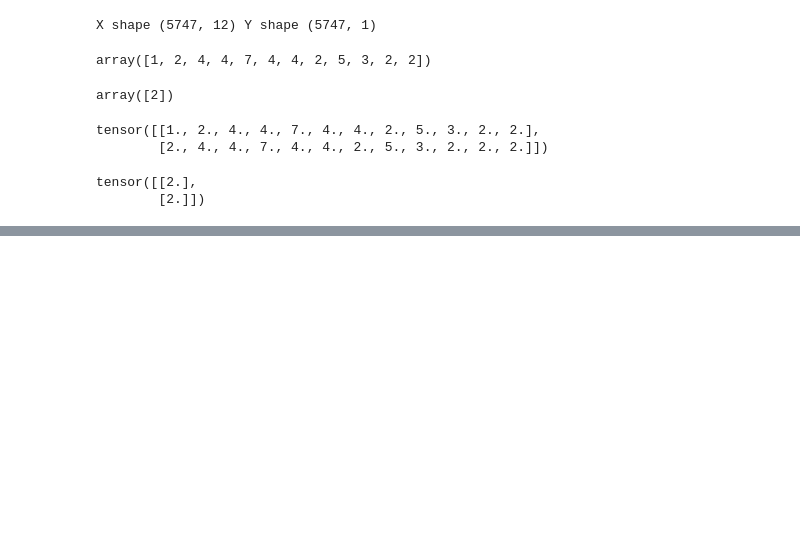
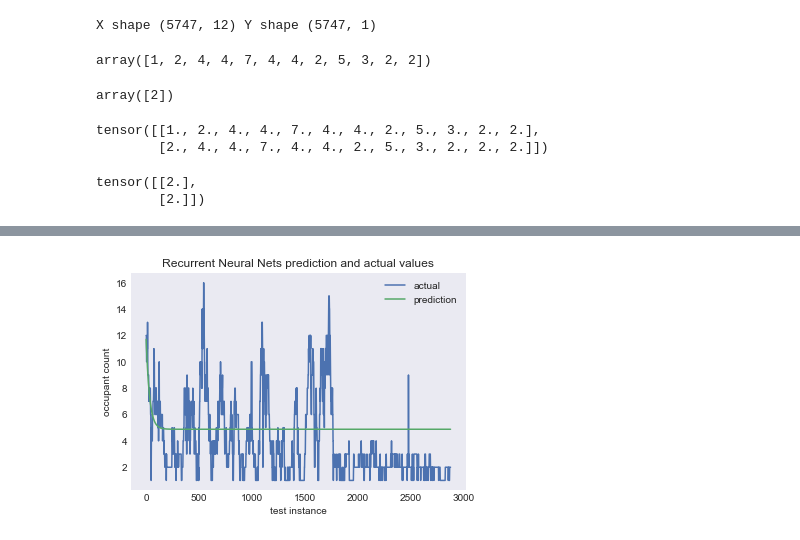
Before and after one commit to pndang/CSE158, a Jupyter notebook: assignment2/predictive_analysis.ipynb, the cells around one changed output, grey strips where cells are left out. Cells and saved outputs as stored; diff of their text form; code cells hidden in the pictures; blank space fills up the shorter version.

```diff
--- a/assignment2/predictive_analysis.ipynb
+++ b/assignment2/predictive_analysis.ipynb
@@ -468,0 +661,19 @@ tensor([0.2723], requires_grad=True)
+# %%
+# Make predictions and get RMSE
+
+rnnPreds = []
+
+# last train input
+lastX = X_test[0].view(T)
+
+while len(rnnPreds) < len(y_test):
+    input_ = lastX.view(1, T, 1)
+    pred = rnnModel(input_)
+
+    rnnPreds.append(pred[0,0].item())
+
+    # next input
+    lastX = torch.cat((lastX[1:], pred[0]))
+# %%
+y_test = np.array(y_test).reshape(1, -1)[0]
+rnnRMSE = RMSE(y_test, rnnPreds)
@@ -468,0 +684,11 @@ tensor([0.2723], requires_grad=True)
+# %%
+# Plot actual and predicted values
+
+plt.plot(y_test, label='actual')
+plt.plot(rnnPreds, label='prediction')
+plt.title('Recurrent Neural Nets prediction and actual values')
+plt.ylabel('occupant count')
+plt.xlabel('test instance')
+plt.legend();
+# %% [output]
+[figure, added]
```
Also changed, not shown: parts of 26 cells of this notebook, 2 other files.
